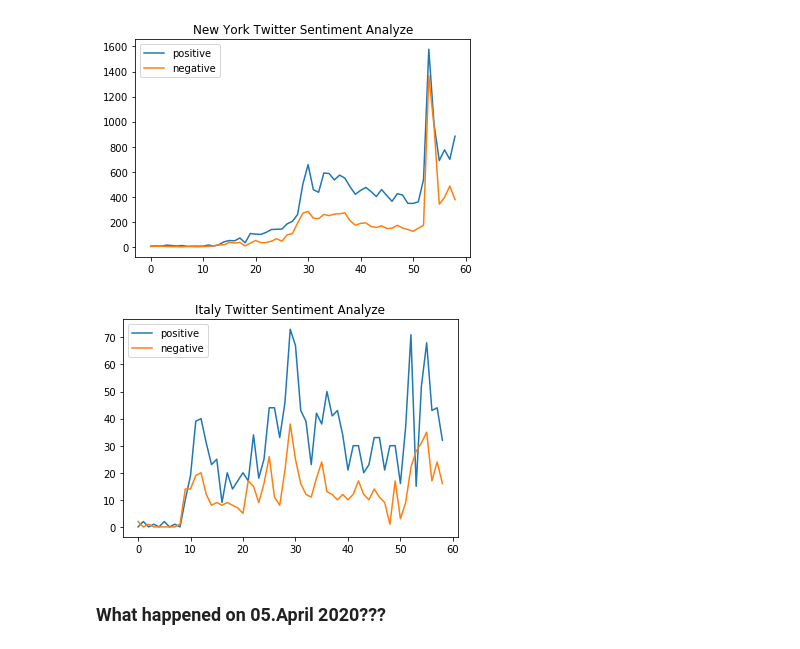
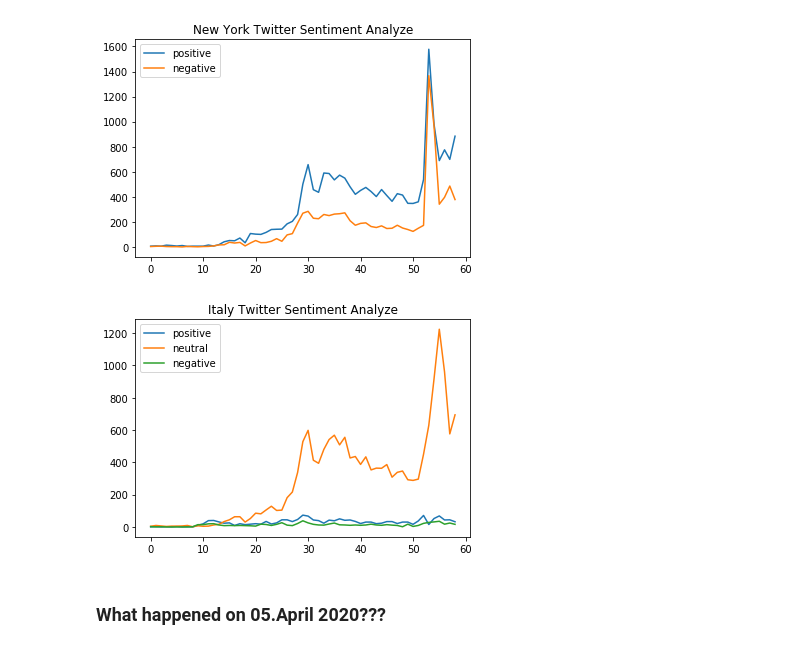
Before and after one commit to lutharsanen/covid19_twitter_analysis, a Jupyter notebook: Group25 v2.ipynb, the cells around one changed output. Saved outputs shown, nothing was run; the diff lists cells and outputs as text; code cells hidden in the pictures.

```diff
--- a/Group25 v2.ipynb
+++ b/Group25 v2.ipynb
@@ -252,14 +252,14 @@ plt.show()
 # %%
 x = [i for i in range(len(df_it_sensort))]
 plt.plot(x,df_it_sensort['positive'], label = 'positive')
-#plt.plot(x,df_ny_sensort['neutral'], label = 'neutral')
+plt.plot(x,df_ny_sensort['neutral'], label = 'neutral')
 plt.plot(x,df_it_sensort['negative'], label = 'negative')
 plt.title('Italy Twitter Sentiment Analyze')
 
 plt.legend()
 plt.show()
 # %% [output]
-[figure, old version]
+[figure, new version]
 # %% [markdown]
 <h3> What happened on 05.April 2020??? </h3>
 # %%
```
